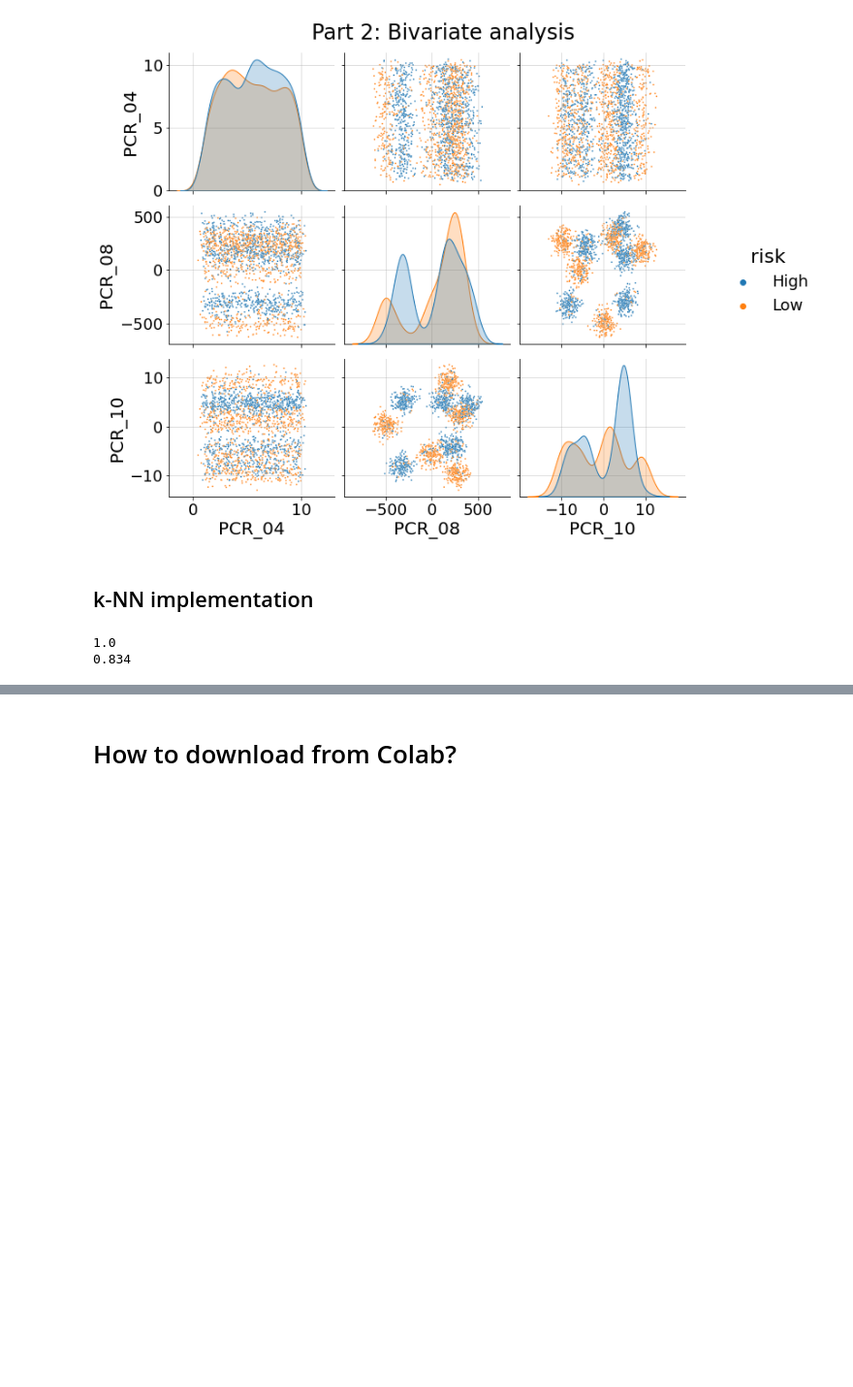
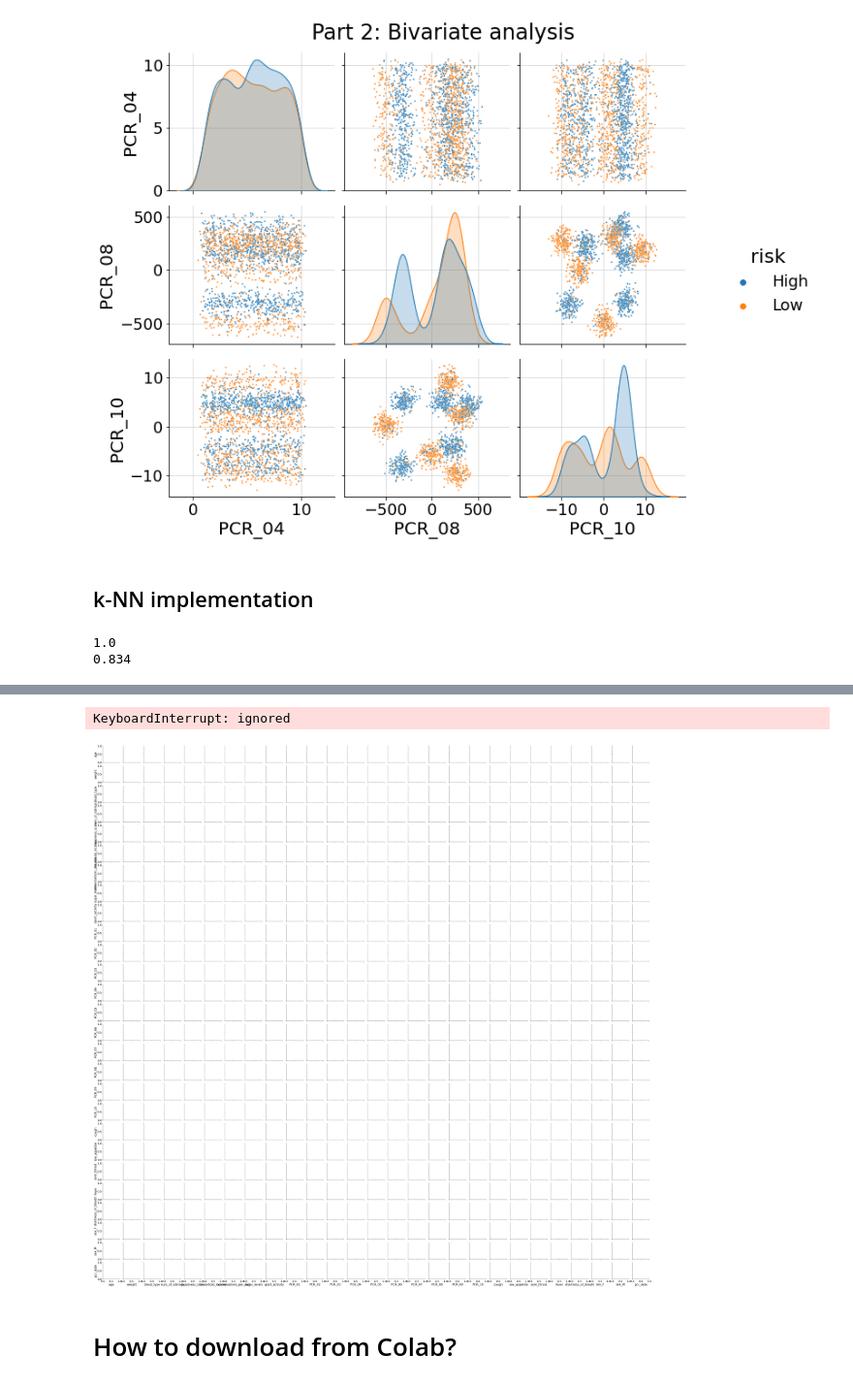
Before and after one commit to inbalh1/ML, a Jupyter notebook: Copy_of_HW1_template.ipynb, the cells around one changed output, grey strips where cells are left out. Shown at 97% size. Saved outputs shown, nothing was run; the diff lists cells and outputs as text; code cells hidden in the pictures; blank space fills up the shorter version.

```diff
--- a/Copy_of_HW1_template.ipynb
+++ b/Copy_of_HW1_template.ipynb
@@ -185,0 +324,6 @@ visualize_clf(h, X, y, "title")
+# %%
+# (Q15)
+# TODO: As well as in Q14, should compute again  after transforming features to numerical vals
+train["spread_numerical"] = train.spread.map({'High':1, 'Low':0, np.nan:np.nan})
+s = train.corr().spread_numerical.abs()
+s.sort_values(kind="quicksort", ascending=False)
@@ -186,3 +348,13 @@ visualize_clf(h, X, y, "title")
+# %%
+# (Q16)
+#draw_pairplot(['PCR_05', 'PCR_06'], hue="spread", title="Part 3: data exploration")
+# Get names of features with best correlation to spread
+top_features = list(s.sort_values(kind="quicksort", ascending=False)[:3].index)
+# draw pairplot for each two of these features
+draw_pairplot(COL_NAME, hue="spread", title="Part 3: data exploration")
+# %% [output]
+KeyboardInterrupt: ignored
+[figure, added]
 # %% [markdown]
 # How to download from Colab?
 # %%
```
Also changed, not shown: parts of 26 cells of this notebook.
